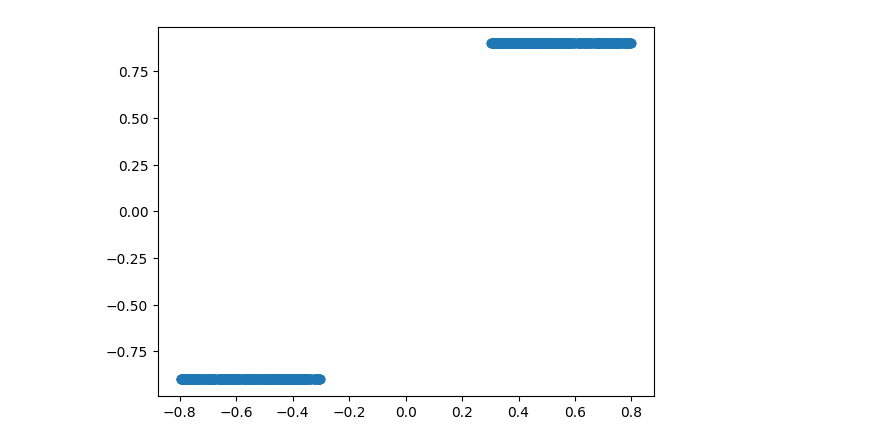
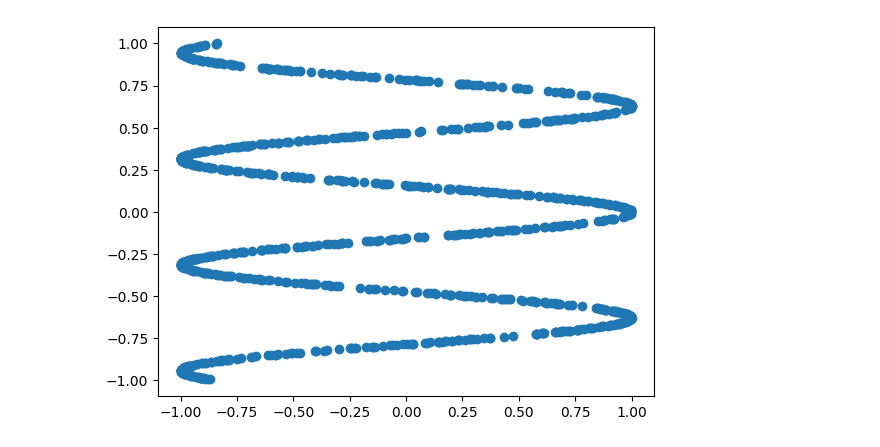
Before and after one commit to foundry-ai/foundry, a Jupyter notebook: examples/notebooks/simple_cond_diffusion.ipynb, the cells around one changed output. Drawn from its saved outputs; the diff is of its cells as text; code cells hidden in the pictures.

Commit message:
Fixed cells, added new diffusion test

```diff
--- a/examples/notebooks/simple_cond_diffusion.ipynb
+++ b/examples/notebooks/simple_cond_diffusion.ipynb
@@ -1,39 +18,27 @@
 # %%
-import stanza.runtime
-stanza.runtime.setup() # setup logging, etc.
-
-import jax
-import jax.flatten_util
-import matplotlib.pyplot as plt
-import jax.numpy as jnp
-
-from stanza.data import PyTreeData
-from stanza.diffusion import DDPMSchedule
-
 # Generate some data
-data = "spaces"
+data = "cosine"
 if data == "cosine":
     def generate(rng_key: jax.Array) -> jax.Array:
         t = jax.random.uniform(rng_key, (), minval=-1, maxval=1)
         x = jnp.cos(10*t)
         return t, x
 elif data == "spaces":
     space = 0.3
     diff = 0.9
     def generate(rng_key: jax.Array) -> jax.Array:
         t = jax.random.uniform(rng_key, (), minval=-1, maxval=1)
         t = (0.8-space)*t + space*jnp.sign(t)
         x = diff * jnp.sign(t)
         return t, x
 
 train_data = jax.vmap(generate)(jax.random.split(jax.random.PRNGKey(42), 1024))
 train_data = PyTreeData(train_data)
 test_data = jax.vmap(generate)(jax.random.split(jax.random.PRNGKey(43), 1024))
 test_data = PyTreeData(test_data)
 
-schedule = DDPMSchedule.make_squaredcos_cap_v2(10, prediction_type="sample")
 
 plt.scatter(train_data.tree[0], train_data.tree[1])
 plt.show()
 # %% [output]
-[figure, old version]
+[figure, new version]
```
Also changed, not shown: parts of 4 cells of this notebook, 8 other files.
